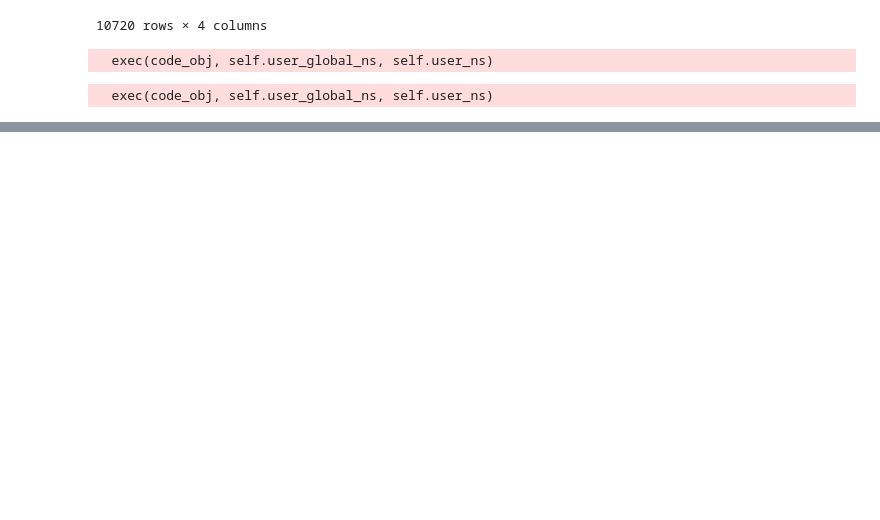
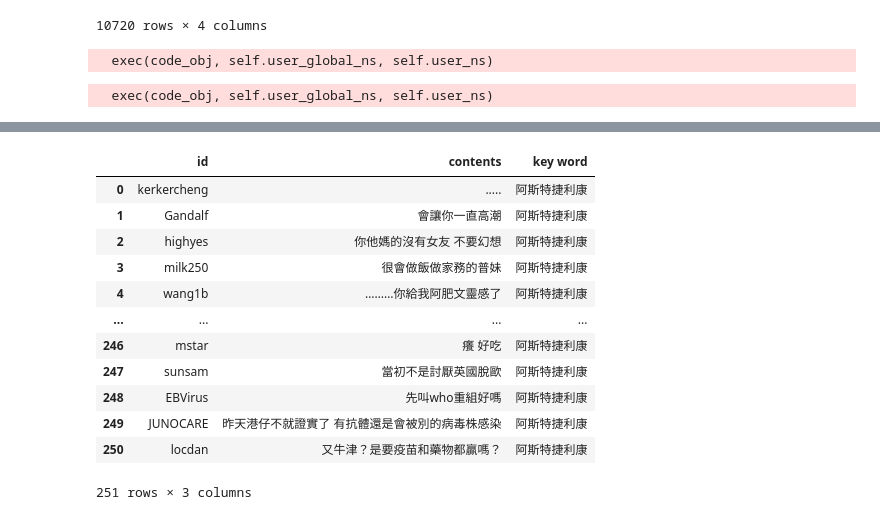
Before and after one commit to huang-jeff0210/hate_speech, a Jupyter notebook: timeSelect/deal.ipynb, the cells around one changed output, grey strips where cells are left out. Drawn from its saved outputs; the diff is of its cells as text; code cells hidden in the pictures; blank space fills up the shorter version.

```diff
--- a/timeSelect/deal.ipynb
+++ b/timeSelect/deal.ipynb
@@ -123,0 +160,19 @@ df8.to_csv('output\聯亞.csv',encoding='utf-8-sig',index=False)
+# %%
+df11 = df9[df9['key word'] == '阿斯特捷利康']
+df11.to_csv('output/阿斯特捷利康.csv',encoding='utf-8-sig',index=False)
+df11 = pd.read_csv('./output/阿斯特捷利康.csv',low_memory=False,error_bad_lines=False)
+df11
+# %% [output]
+|  | id | contents | key word |
+| 0 | kerkercheng | ..... | 阿斯特捷利康 |
+| 1 | Gandalf | 會讓你一直高潮 | 阿斯特捷利康 |
+| 2 | highyes | 你他媽的沒有女友 不要幻想 | 阿斯特捷利康 |
+| 3 | milk250 | 很會做飯做家務的普妹 | 阿斯特捷利康 |
+| 4 | wang1b | ………你給我阿肥文靈感了 | 阿斯特捷利康 |
+| ... | ... | ... | ... |
+| 246 | mstar | 癢 好吃 | 阿斯特捷利康 |
+| 247 | sunsam | 當初不是討厭英國脫歐 | 阿斯特捷利康 |
+| 248 | EBVirus | 先叫who重組好嗎 | 阿斯特捷利康 |
+| 249 | JUNOCARE | 昨天港仔不就證實了 有抗體還是會被別的病毒株感染 | 阿斯特捷利康 |
+| 250 | locdan | 又牛津？是要疫苗和藥物都贏嗎？ | 阿斯特捷利康 |
+251 rows × 3 columns
```
Also changed, not shown: parts of 8 cells of this notebook, 8 other files.
